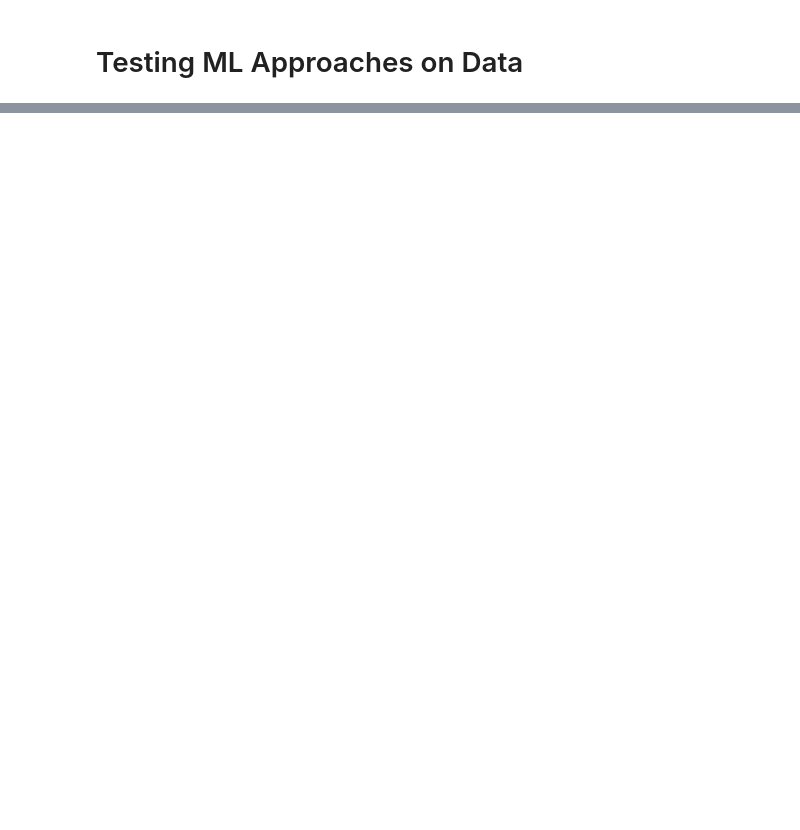
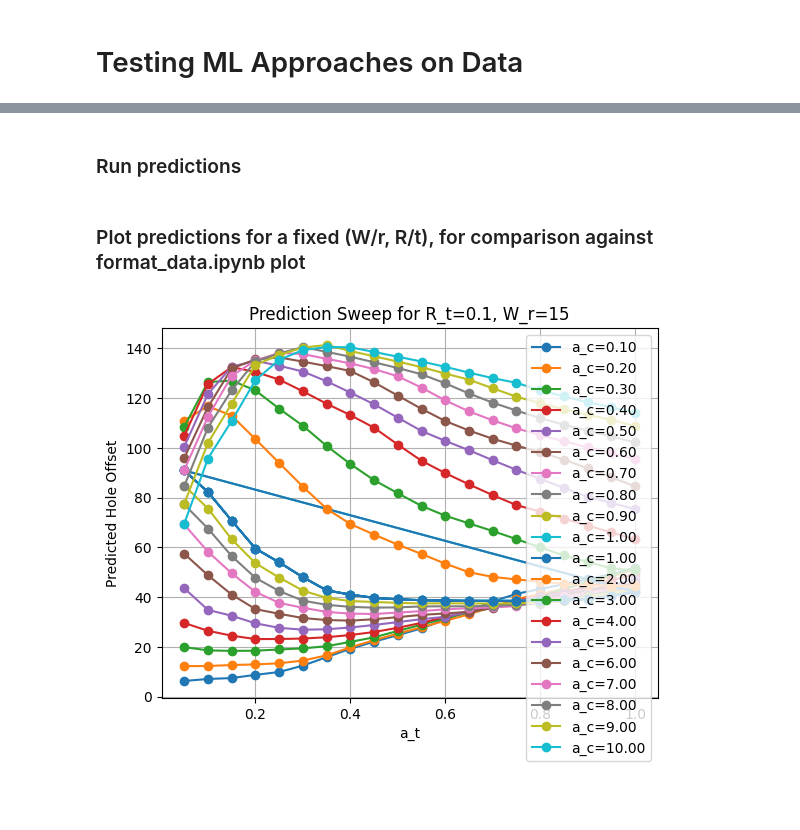
Before and after one commit to ian-hokaj/machine-learning-hole-offset, a Jupyter notebook: model_experimentation.ipynb, the cells around one changed output, grey strips where cells are left out. Cells and saved outputs as stored; diff of their text form; code cells hidden in the pictures; blank space fills up the shorter version.

```diff
--- a/model_experimentation.ipynb
+++ b/model_experimentation.ipynb
@@ -94,2 +178,51 @@ NameError: name 'data_array' is not defined
+# %% [markdown]
+### Run predictions
+# %%
+# Perform a parameter sweep over the input parameters
+# R_t_values = np.linspace(R_t_bound[0], R_t_bound[1], 1)
+# W_r_values = np.linspace(W_r_bounds[0], W_r_bounds[1], 1)
+# a_c_values = np.linspace(a_c_bound[0], a_c_bound[1], 10)
+# a_t_values = np.linspace(a_t_bound[0], a_t_bound[1], 10)
+
+W_r_values = [15]
+a_c_values = np.concatenate((np.linspace(0.1, 1.0, 10), np.linspace(1, 10, 10)))
+a_t_values = np.linspace(0.05, 1.0, 20)
+R_t_values = [0.1]
+
+results = []
+
+for W_r in W_r_values:
+    for a_c in a_c_values:
+        for a_t in a_t_values:
+            for R_t in R_t_values:
+                # Call the predict_hole_offset function with the current parameters
+                prediction = predict_hole_offset([W_r, a_c, a_t, R_t])[0]
+                results.append((W_r, a_c, a_t, R_t, prediction))
+# %% [markdown]
+### Plot predictions for a fixed (W/r, R/t), for comparison against format_data.ipynb plot
+# %%
+# Convert results to a NumPy array for easier handling
+results_array = np.array(results)
+
+# Plot a single a_t sweep for a fixed R_t, W_r, and a_c
+fixed_W_r = W_r_values[len(W_r_values) // 2]
+fixed_R_t = R_t_values[len(R_t_values) // 2]
+
+# Plot multiple a_t sweeps for different a_c values, including legend
+for fixed_a_c in a_c_values:
+    a_t_sweep = results_array[(results_array[:, w_over_r_idx] == fixed_W_r) &
+                              (results_array[:, a_over_c_idx] == fixed_a_c) &
+                              (results_array[:, r_over_t_idx] == fixed_R_t)]
+
+
+    plt.plot(a_t_sweep[:, 2], a_t_sweep[:, 4], marker='o', label=f'a_c={fixed_a_c:.2f}')
+plt.xlabel('a_t')
+plt.ylabel('Predicted Hole Offset')
+plt.title(f'Prediction Sweep for R_t={fixed_R_t}, W_r={fixed_W_r}')
+plt.legend()
+plt.grid()
+plt.show()
+# %% [output]
+[figure, added]
 # %% [markdown]
 ##
```
Also changed, not shown: parts of 11 cells of this notebook, 3 other files.
